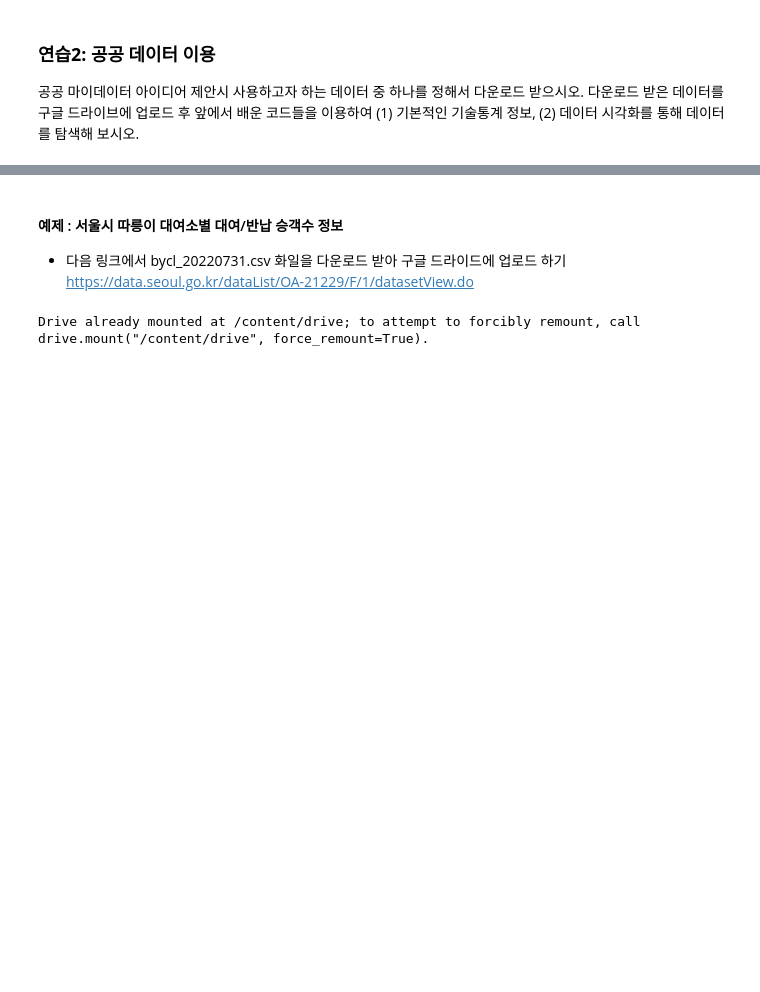
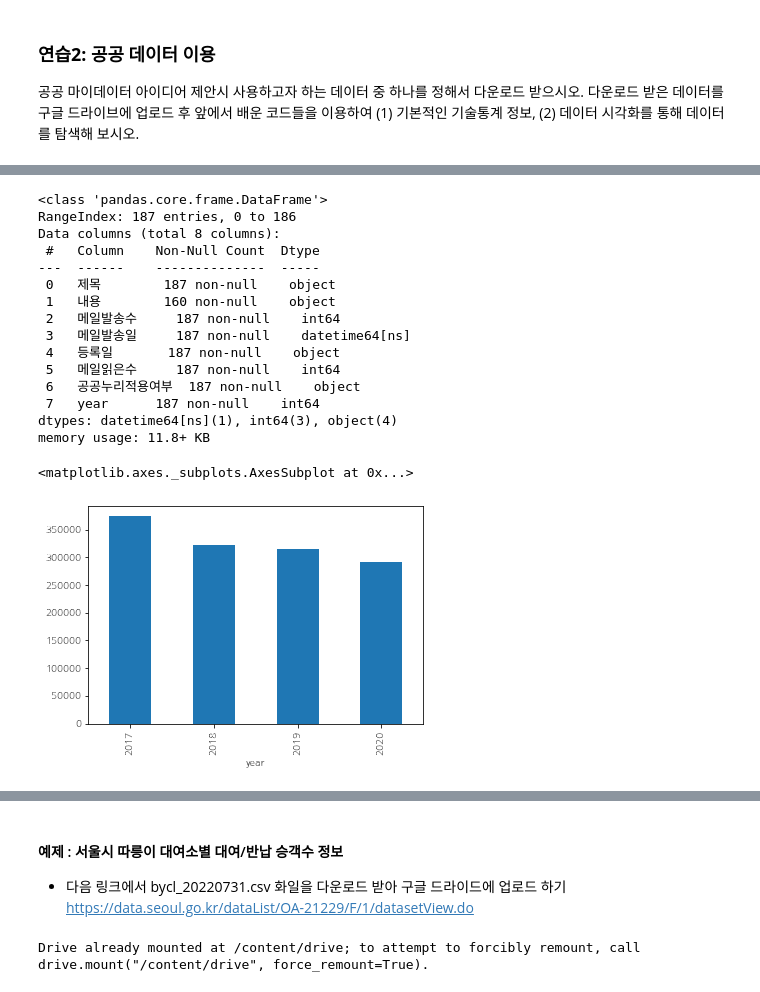
Before and after one commit to Jang-Sohyun/IT-Bussiness-2022, a Jupyter notebook: python_basic2_ipynb(5주차_1,_10_3).ipynb, the cells around one changed output, grey strips where cells are left out. Cells and saved outputs as stored; diff of their text form; code cells hidden in the pictures; blank space fills up the shorter version.

```diff
--- a/python_basic2_ipynb(5주차_1,_10_3).ipynb
+++ b/python_basic2_ipynb(5주차_1,_10_3).ipynb
@@ -754,0 +803,9 @@ Name: item_price, dtype: float64
+# %%
+# 연습:공공 데이터 이용
+
+#csv 데이터 가져오기, 인코딩 변경
+import pandas as pd
+newsletter = pd.read_csv("/content/drive/MyDrive/IT비즈니스혁신/newsletter.csv", encoding='cp949')
+
+display(newsletter.head())
+print(newsletter.info())
@@ -754,0 +834,35 @@ Name: item_price, dtype: float64
+# %%
+# 년도별 메일발송 수 시각화
+
+# 날짜 시간 타입 변수 만들기
+newsletter['메일발송일'] = pd.to_datetime(newsletter['메일발송일'])
+
+# 변수 타입 확인
+newsletter.info()
+
+# 연도 변수 추가
+newsletter['year'] = newsletter['메일발송일'].dt.year
+newsletter
+
+#시각화
+year = newsletter.groupby('year')['메일발송수'].sum()
+year_sorted = year.sort_values(ascending=False)
+year_sorted.plot.bar()
+# %% [output]
+<class 'pandas.core.frame.DataFrame'>
+RangeIndex: 187 entries, 0 to 186
+Data columns (total 8 columns):
+ #   Column    Non-Null Count  Dtype
+---  ------    --------------  -----
+ 0   제목        187 non-null    object
+ 1   내용        160 non-null    object
+ 2   메일발송수     187 non-null    int64
+ 3   메일발송일     187 non-null    datetime64[ns]
+ 4   등록일       187 non-null    object
+ 5   메일읽은수     187 non-null    int64
+ 6   공공누리적용여부  187 non-null    object
+ 7   year      187 non-null    int64
+dtypes: datetime64[ns](1), int64(3), object(4)
+memory usage: 11.8+ KB
+<matplotlib.axes._subplots.AxesSubplot at 0x...>
+[figure, added]
```
Also changed, not shown: parts of 12 cells of this notebook.
